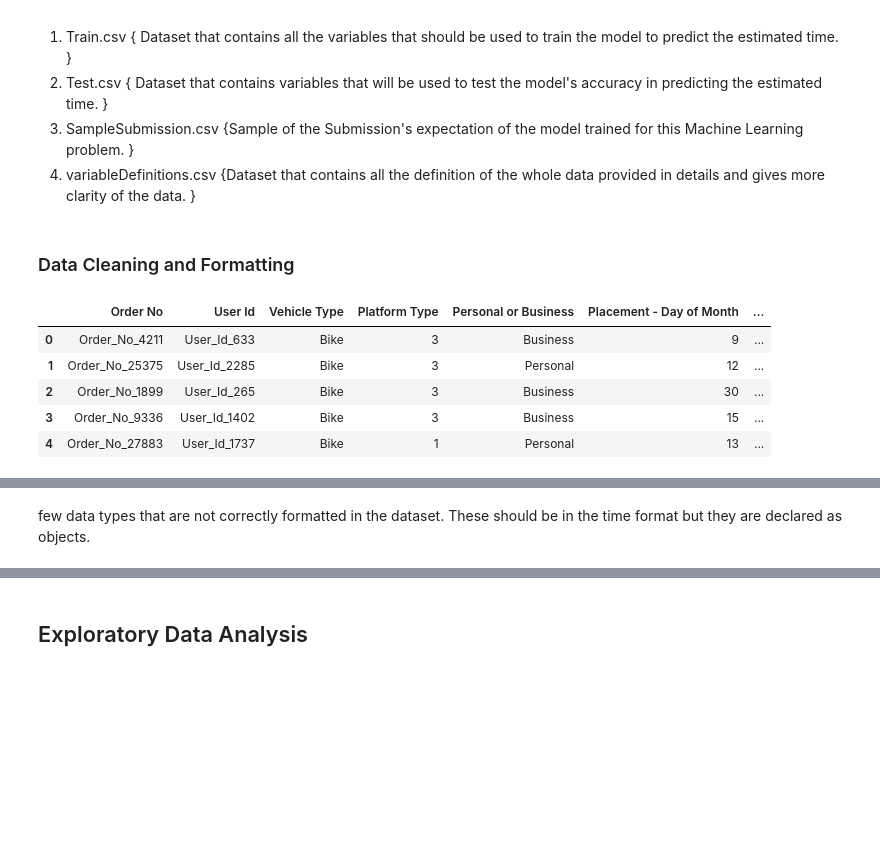
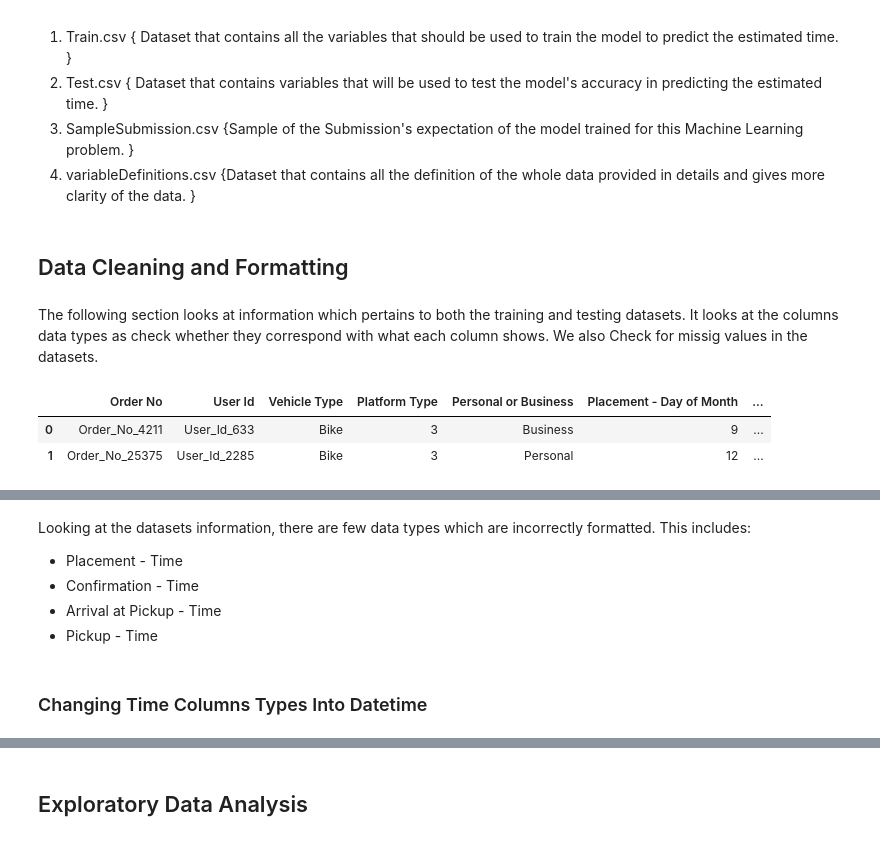
Before and after one commit to Jamakasilwane/EDSA_Zindi_Hackathon, a Jupyter notebook: EDSA_Zindi_Hackathon_notebook.ipynb, the cells around one changed output, grey strips where cells are left out. Drawn from its saved outputs; the diff is of its cells as text; code cells hidden in the pictures; blank space fills up the shorter version.

```diff
--- a/EDSA_Zindi_Hackathon_notebook.ipynb
+++ b/EDSA_Zindi_Hackathon_notebook.ipynb
@@ -39,16 +43,15 @@ dataset_test = pd.read_csv("https://raw.githubusercontent.com/Jamakasilwane/EDSA
 dataset_sample = pd.read_csv("https://raw.githubusercontent.com/Jamakasilwane/EDSA_Zindi_Hackathon/master/Data/SampleSubmission.csv")
 var = pd.read_csv('https://raw.githubusercontent.com/Jamakasilwane/EDSA_Zindi_Hackathon/master/Data/VariableDefinitions.csv')
 # %% [markdown]
-### Data Cleaning and Formatting
+## Data Cleaning and Formatting
+# %% [markdown]
+The following section looks at information which pertains to both the training and testing datasets. It looks at the columns data types as check whether they correspond with what each column shows. We also Check for missig values in the datasets.
 # %%
-dataset_train.head()
+dataset_train.head(2)
 # %% [output]
 |  | Order No | User Id | Vehicle Type | Platform Type | Personal or Business | Placement - Day of Month | ... |
 | 0 | Order_No_4211 | User_Id_633 | Bike | 3 | Business | 9 | ... |
 | 1 | Order_No_25375 | User_Id_2285 | Bike | 3 | Personal | 12 | ... |
-| 2 | Order_No_1899 | User_Id_265 | Bike | 3 | Business | 30 | ... |
-| 3 | Order_No_9336 | User_Id_1402 | Bike | 3 | Business | 15 | ... |
-| 4 | Order_No_27883 | User_Id_1737 | Bike | 1 | Personal | 13 | ... |
 # %%
 #Checking the dataset_train information
 dataset_train.info()
@@ -90,5 +93,12 @@ Data columns (total 25 columns):
  24  Rider Id                              7068 non-null   object
 dtypes: float64(6), int64(10), object(9)
 memory usage: 1.3+ MB
-# %% [markdown]
-few data types that are not correctly formatted in the dataset. These should be in the time format but they are declared as objects.
+# %% [markdown]
+Looking at the datasets information, there are few data types which are incorrectly formatted. This includes:
+
+*   Placement - Time
+*   Confirmation - Time
+*   Arrival at Pickup - Time
+*   Pickup - Time
+# %% [markdown]
+### Changing Time Columns Types Into Datetime
```
Also changed, not shown: parts of 25 cells of this notebook.
